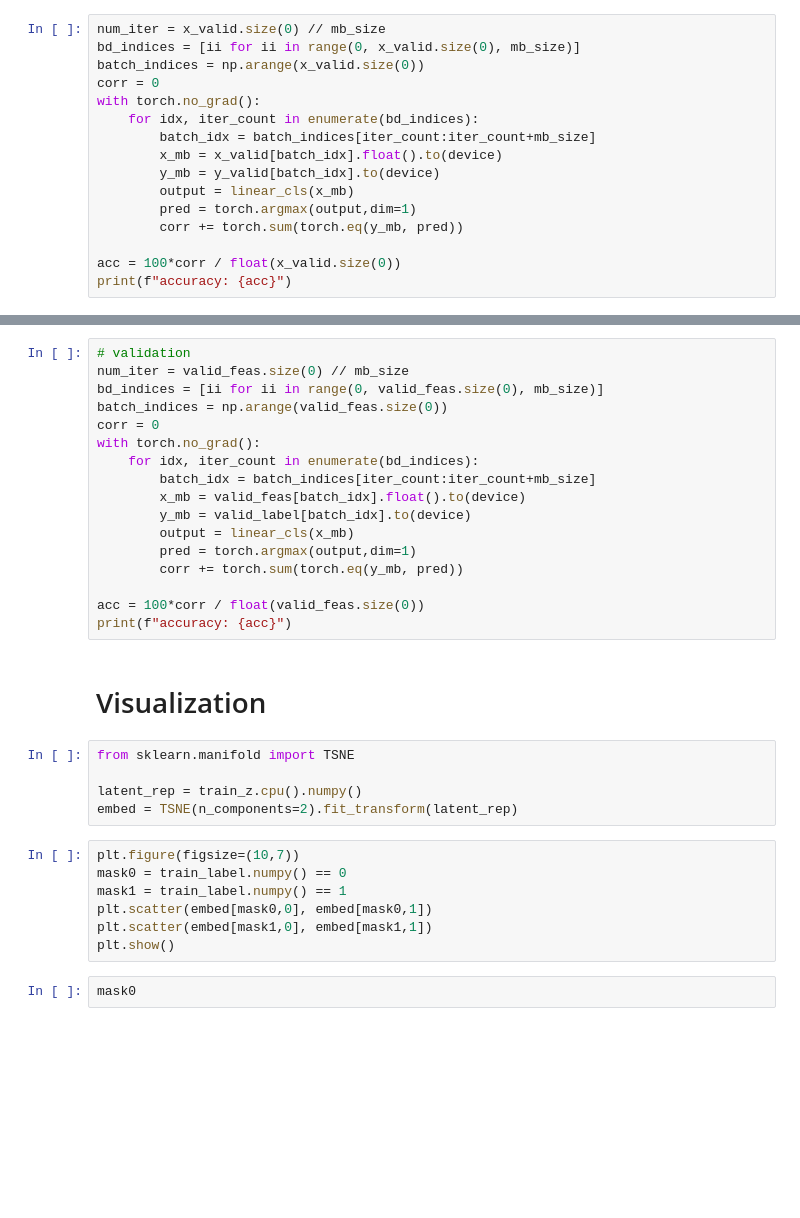
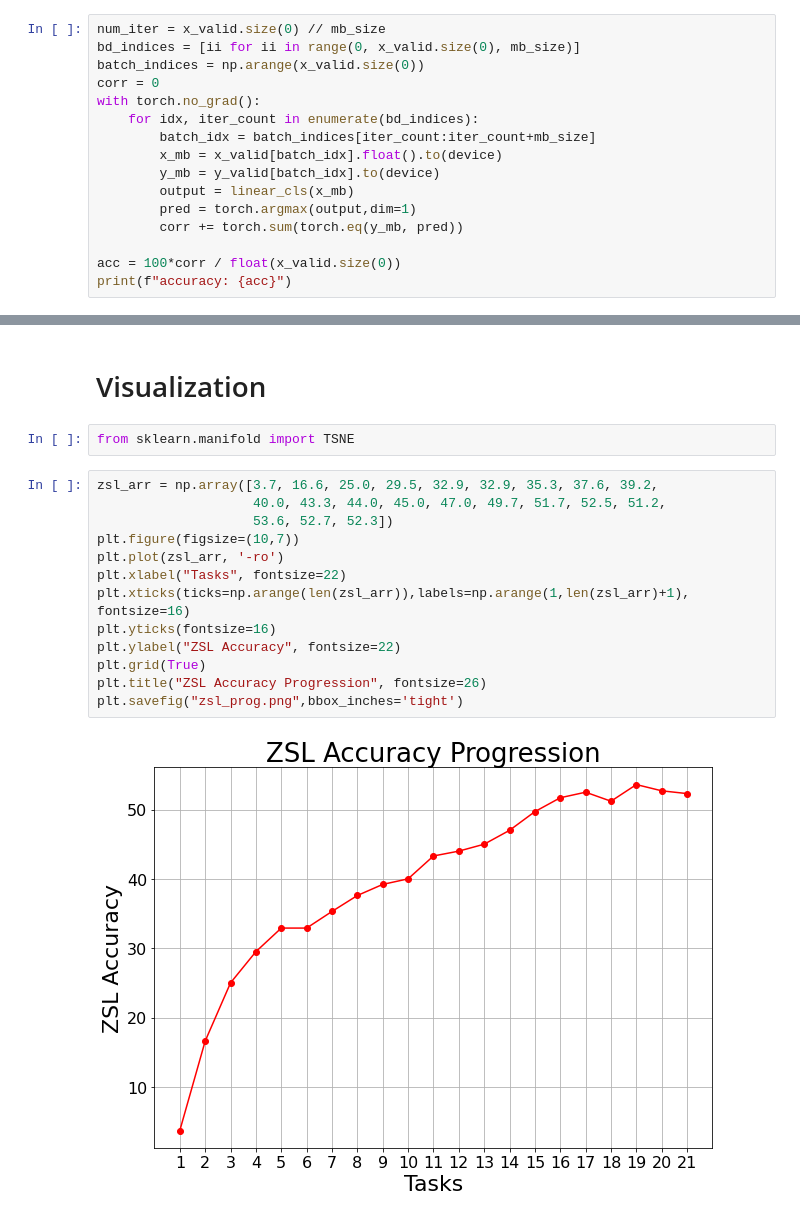
Before and after one commit to jun2tong/continual-abp, a Jupyter notebook: continual-abp-feas.ipynb, the cells around one changed output, grey strips where cells are left out. Drawn from its saved outputs; the diff is of its cells as text; blank space fills up the shorter version.

```diff
--- a/continual-abp-feas.ipynb
+++ b/continual-abp-feas.ipynb
@@ -637,33 +359,19 @@ for epc in range(20):
-# %%
-# validation
-num_iter = valid_feas.size(0) // mb_size
-bd_indices = [ii for ii in range(0, valid_feas.size(0), mb_size)]
-batch_indices = np.arange(valid_feas.size(0))
-corr = 0
-with torch.no_grad():
-    for idx, iter_count in enumerate(bd_indices):
-        batch_idx = batch_indices[iter_count:iter_count+mb_size]
-        x_mb = valid_feas[batch_idx].float().to(device)
-        y_mb = valid_label[batch_idx].to(device)
-        output = linear_cls(x_mb)
-        pred = torch.argmax(output,dim=1)
-        corr += torch.sum(torch.eq(y_mb, pred))
-
-acc = 100*corr / float(valid_feas.size(0))
-print(f"accuracy: {acc}")
 # %% [markdown]
 # Visualization
 # %%
 from sklearn.manifold import TSNE
-
-latent_rep = train_z.cpu().numpy()
-embed = TSNE(n_components=2).fit_transform(latent_rep)
-# %%
-plt.figure(figsize=(10,7))
-mask0 = train_label.numpy() == 0
-mask1 = train_label.numpy() == 1
-plt.scatter(embed[mask0,0], embed[mask0,1])
-plt.scatter(embed[mask1,0], embed[mask1,1])
-plt.show()
-# %%
-mask0
+# %%
+zsl_arr = np.array([3.7, 16.6, 25.0, 29.5, 32.9, 32.9, 35.3, 37.6, 39.2,
+                    40.0, 43.3, 44.0, 45.0, 47.0, 49.7, 51.7, 52.5, 51.2,
+                    53.6, 52.7, 52.3])
+plt.figure(figsize=(10,7))
+plt.plot(zsl_arr, '-ro')
+plt.xlabel("Tasks", fontsize=22)
+plt.xticks(ticks=np.arange(len(zsl_arr)),labels=np.arange(1,len(zsl_arr)+1), fontsize=16)
+plt.yticks(fontsize=16)
+plt.ylabel("ZSL Accuracy", fontsize=22)
+plt.grid(True)
+plt.title("ZSL Accuracy Progression", fontsize=26)
+plt.savefig("zsl_prog.png",bbox_inches='tight')
+# %% [output]
+[figure, added]
```
Also changed, not shown: parts of 50 cells of this notebook, 3 other files.
